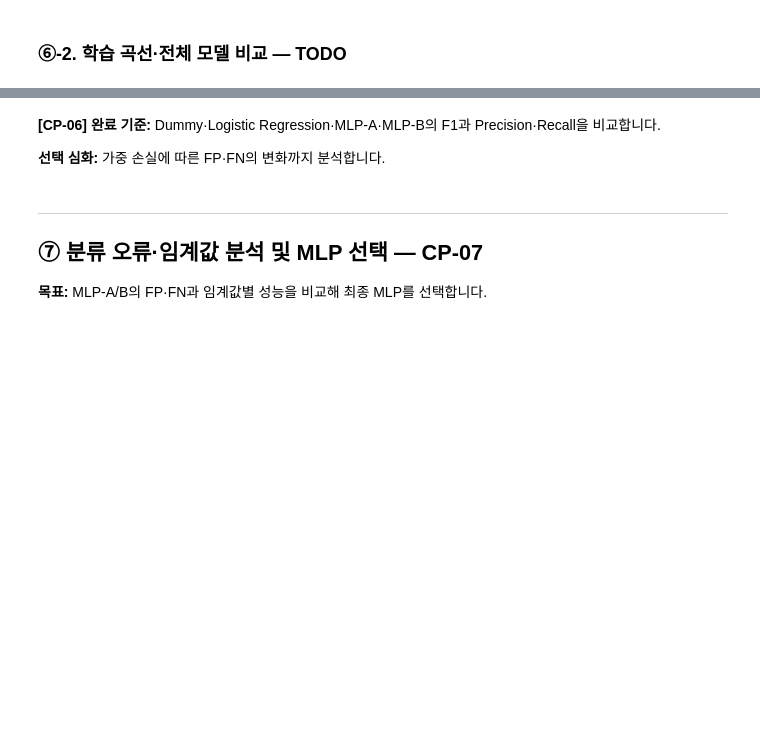
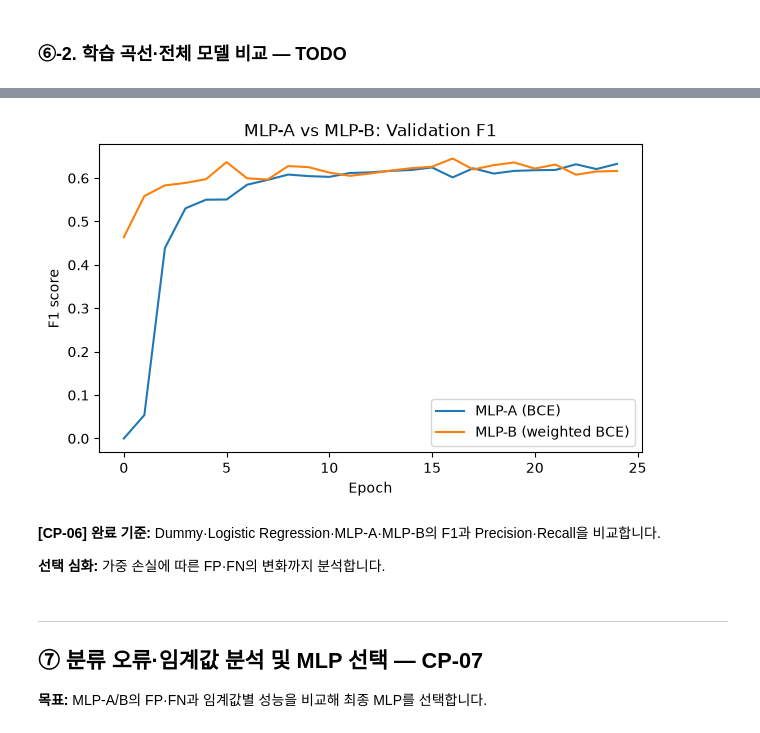
Before and after one commit to jeon87946/ai-mini-projects, a Jupyter notebook: mini-project-01/code/02_classification_online_shopping.ipynb, the cells around one changed output, grey strips where cells are left out. Drawn from its saved outputs; the diff is of its cells as text; code cells hidden in the pictures; blank space fills up the shorter version.

```diff
--- a/mini-project-01/code/02_classification_online_shopping.ipynb
+++ b/mini-project-01/code/02_classification_online_shopping.ipynb
@@ -650,9 +650,9 @@ MLP-A 최고 Validation F1 에포크: 25
 # %%
 # TODO 6-1. Train에서 미구매·구매 건수를 구하고 pos_weight를 계산합니다.
 # 힌트: pos_weight = 미구매 수 / 구매 수
-n_negative = ...
-n_positive = ...
-pos_weight = ...
+n_negative = y_train.value_counts()[0]
+n_positive = y_train.value_counts()[1]
+pos_weight = n_negative / n_positive
 print("Train 불균형 비율(neg/pos):", round(pos_weight, 3))
 
 # [공통] MLP-B: 가중 BCE 학습
@@ -667,7 +676,12 @@ display(history_b.tail().round(3))
 # %%
 # TODO 6-2. MLP-A와 MLP-B의 Epoch별 Validation F1 곡선을 비교합니다.
 # 힌트: history_a, history_b, plt.plot()
-...
+history_a["Valid F1"].plot(label="MLP-A (BCE)", figsize=(7, 4))
+history_b["Valid F1"].plot(label="MLP-B (weighted BCE)")
+plt.xlabel("Epoch")
+plt.ylabel("F1 score")
+plt.title("MLP-A vs MLP-B: Validation F1")
+plt.legend()
 
 # [공통] 두 신경망 및 선택 에포크 보관
 mlp_models = {
@@ -682,11 +696,12 @@ mlp_best_epochs = {
 # TODO 6-3. 두 MLP의 Train·Validation 구매 확률을 계산하고
 # 기본 임계값 0.5로 분류한 뒤, summary_row() 결과를 results에 추가합니다.
 for name, model in mlp_models.items():
-    tr_pred = ...
-    va_pred = ...
+    tr_pred = (mlp_probabilities(model, Xt_train) >= 0.5).astype(int)
+    va_pred = (mlp_probabilities(model, Xt_valid) >= 0.5).astype(int)
     results.append(summary_row(name, y_train, tr_pred, y_valid, va_pred))
 
 # TODO 6-4. 모델별 Valid F1 내림차순 정렬 및 Train-Valid F1 차이 계산
-results_df = ...
-results_df["Gap (Train-Valid F1)"] = ...
+results_df = pd.DataFrame(results).sort_values("Valid F1", ascending=False)
+results_df["Gap (Train-Valid F1)"] = results_df["Train F1"] - results_df["Valid F1"]
 display(results_df.round(3))
+# %% [output]
@@ -693,3 +713,4 @@ display(results_df.round(3))
+[figure, added]
 # %% [markdown]
 **[CP-06] 완료 기준:** Dummy·Logistic Regression·MLP-A·MLP-B의 F1과 Precision·Recall을 비교합니다.
 
```
Also changed, not shown: parts of 2 cells of this notebook.
